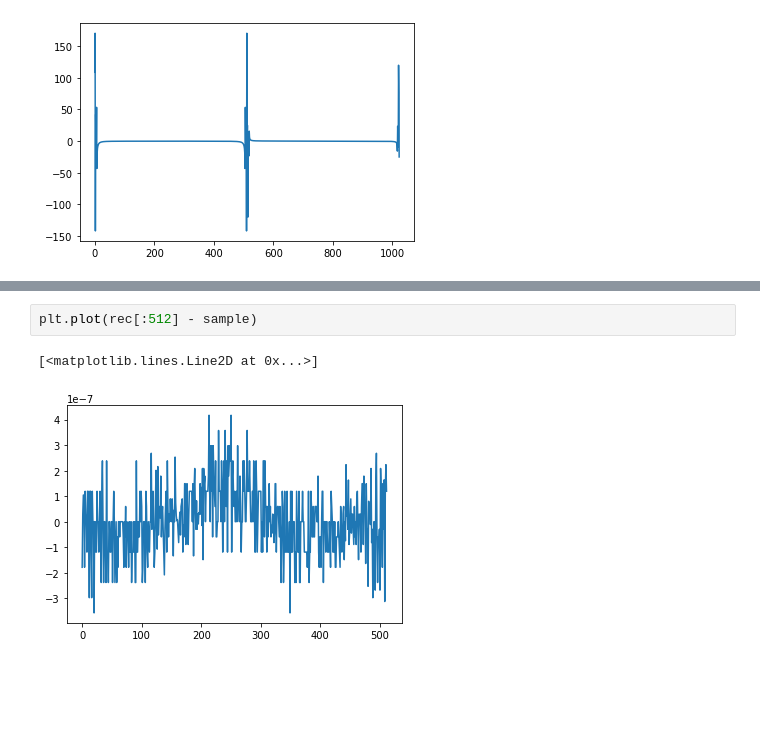
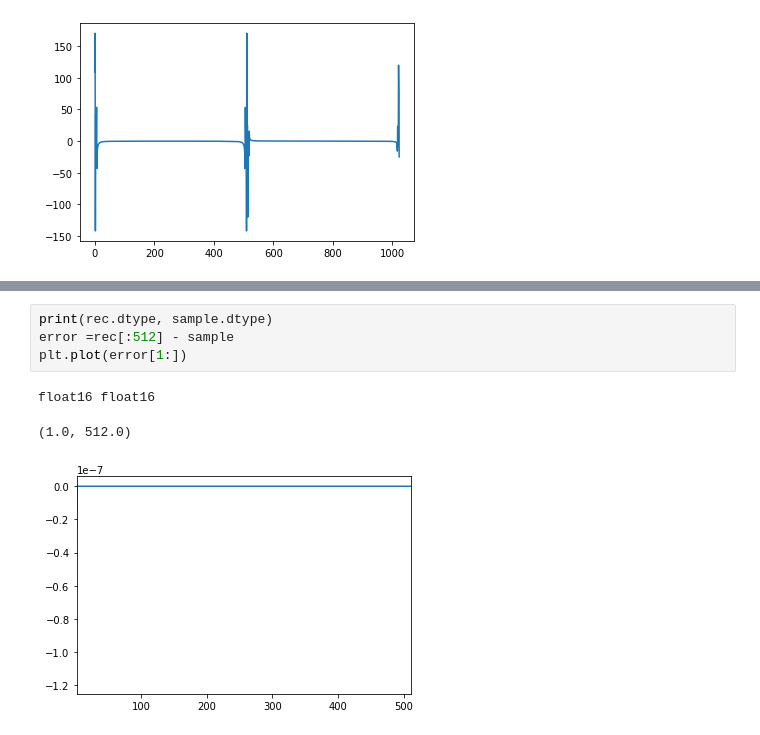
Before and after one commit to ik9702/cfft_practice, a Jupyter notebook: test2.ipynb, the cells around one changed output, grey strips where cells are left out. Cells and saved outputs as stored; diff of their text form; blank space fills up the shorter version.

```diff
--- a/test2.ipynb
+++ b/test2.ipynb
@@ -55,5 +57,8 @@ plt.plot(sample)
-# %%
-plt.plot(rec[:512] - sample)
-# %% [output]
-[<matplotlib.lines.Line2D at 0x...>]
-[figure, removed]
+# %%
+print(rec.dtype, sample.dtype)
+error =rec[:512] - sample
+plt.plot(error[1:])
+# %% [output]
+float16 float16
+(1.0, 512.0)
+[figure, added]
```
Also changed, not shown: parts of 4 cells of this notebook, 6 other files.
